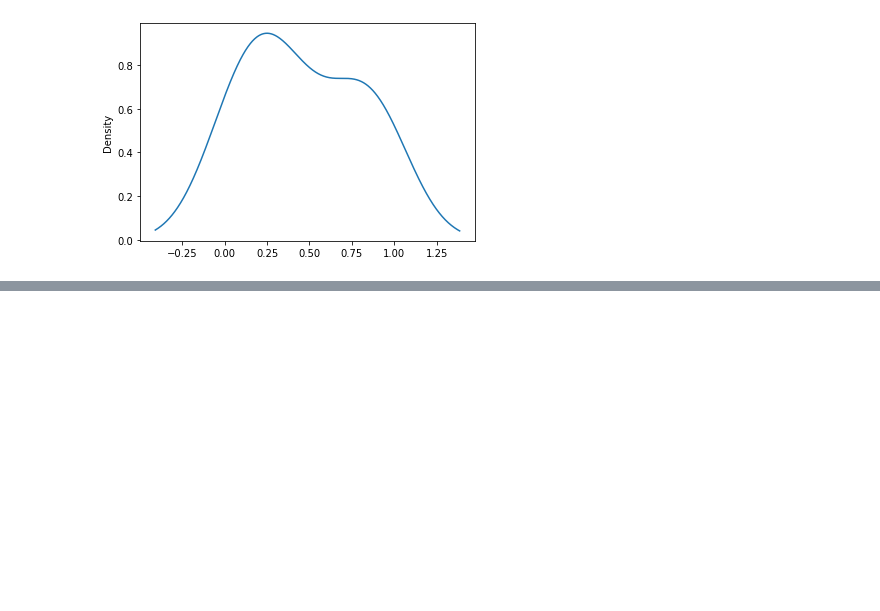
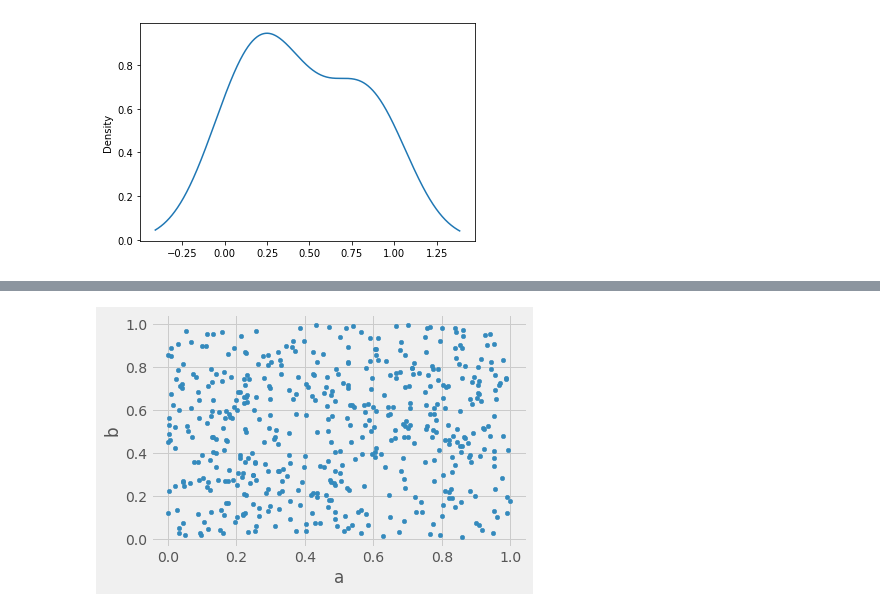
Before and after one commit to JosephDenney/DSBootcamp, a Jupyter notebook: Refactored_Py_DS_ML_Bootcamp-master/07-Pandas-Built-in-Data-Viz/Notes.ipynb, the cells around one changed output, grey strips where cells are left out. Cells and saved outputs as stored; diff of their text form; code cells hidden in the pictures; blank space fills up the shorter version.

```diff
--- a/Refactored_Py_DS_ML_Bootcamp-master/07-Pandas-Built-in-Data-Viz/Notes.ipynb
+++ b/Refactored_Py_DS_ML_Bootcamp-master/07-Pandas-Built-in-Data-Viz/Notes.ipynb
@@ -70,0 +103,4 @@ df2['a'].plot.kde();
+# %%
+df3.plot.scatter(x='a',y='b');
+# %% [output]
+[figure, added]
```
Also changed, not shown: parts of 6 cells of this notebook.
